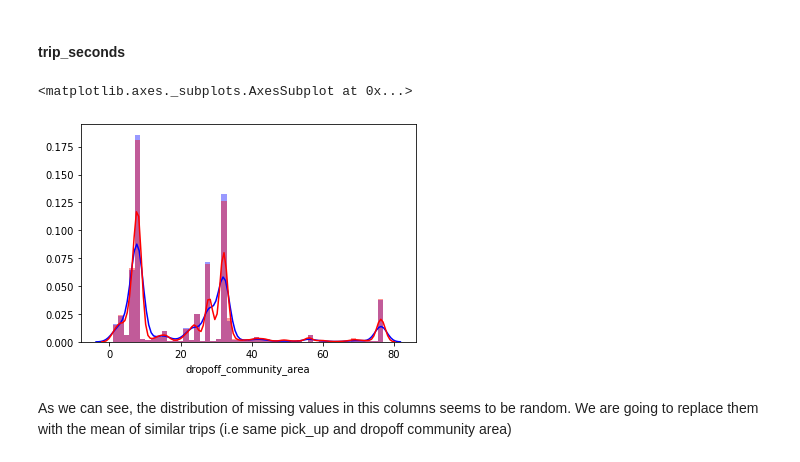
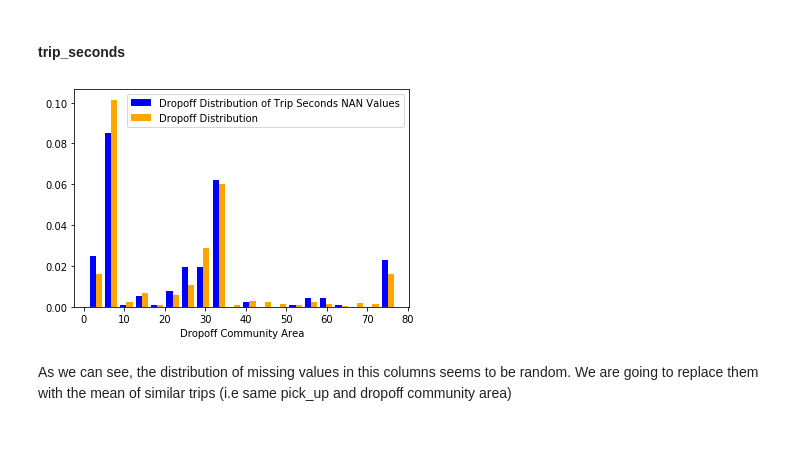
Before and after one commit to alexisgaziello/CSP_MATH_571_taxi_oracle, a Jupyter notebook: src/Taxis Analysis.ipynb, the cells around one changed output. Cells and saved outputs as stored; diff of their text form; code cells hidden in the pictures.

Commit message:
Improved Distribution Plots

```diff
--- a/src/Taxis Analysis.ipynb
+++ b/src/Taxis Analysis.ipynb
@@ -192,11 +196,16 @@ df = df[~index]
 # %%
 dropCA_tripSecNA = df.loc[df['trip_seconds'].isna(),'dropoff_community_area']
 dropCA = df['dropoff_community_area']
-sns.distplot(dropCA_tollNA,label='Dropoff Distribution of Trip_seconds NAN Values',color='blue')
-sns.distplot(dropCA,label='Dropoff Distribution',color='red')
+
+colors = ['blue','orange']
+labels = ['Dropoff Distribution of Trip Seconds NAN Values','Dropoff Distribution']
+
+plt.hist([dropCA_tripSecNA,dropCA],density=True,color=colors,label=labels,bins=20)
+plt.xlabel('Dropoff Community Area')
+plt.legend()
+plt.show()
 # %% [output]
-<matplotlib.axes._subplots.AxesSubplot at 0x...>
-[figure, old version]
+[figure, new version]
 # %% [markdown]
 As we can see, the distribution of missing values in this columns seems to be random. We are going to replace them with the mean of similar trips (i.e same pick_up and dropoff community area)
 # %%
```
Also changed, not shown: parts of 1 cell of this notebook.
